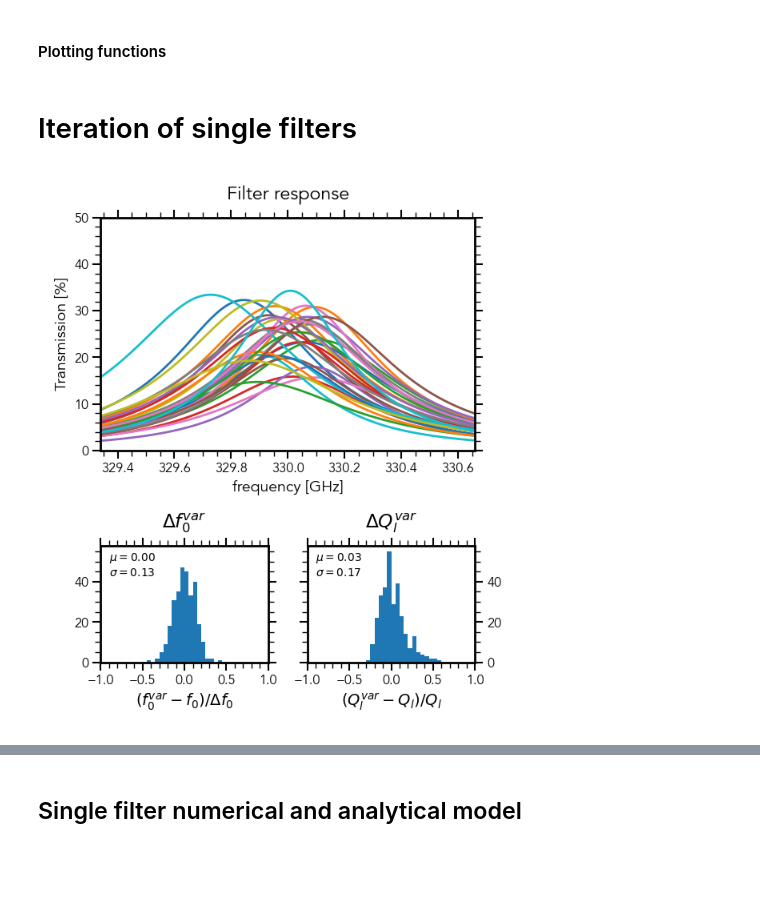
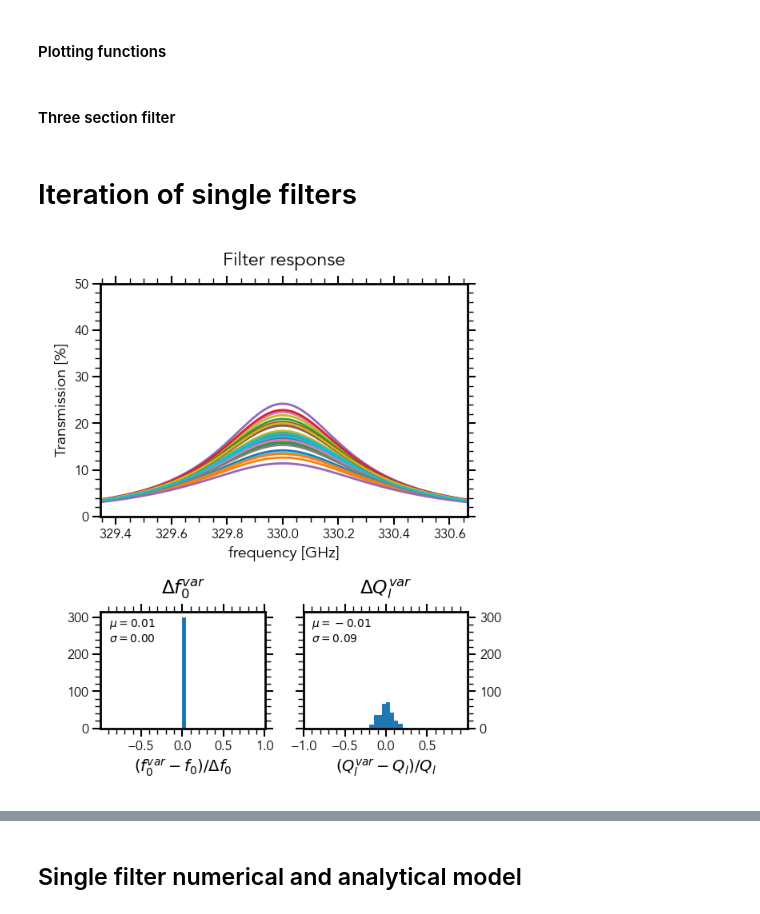
Before and after one commit to LouisMarting/filterbank-performance, a Jupyter notebook: scripts/paper_dir_filter/variance_investigation.ipynb, the cells around one changed output, grey strips where cells are left out. Drawn from its saved outputs; the diff is of its cells as text; code cells hidden in the pictures; blank space fills up the shorter version.

```diff
--- a/scripts/paper_dir_filter/variance_investigation.ipynb
+++ b/scripts/paper_dir_filter/variance_investigation.ipynb
@@ -9,6 +9,7 @@ import matplotlib.pyplot as plt
 import matplotlib as mpl
 from matplotlib import cm
 from cycler import cycler
+rng = np.random.default_rng()
 
 from filterbank.components import Filterbank, TransmissionLine, ManifoldFilter, DirectionalFilter, BaseFilter
 
@@ -236,3 +237,5 @@ def violinplot_pretty(ax,data,labels=None):
     for violin_patch, color in zip(vplot["bodies"],colors[:len(vplot["bodies"])]):
         violin_patch.set_facecolor(color)
         violin_patch.set_alpha(0.5)
+# %% [markdown]
+#### Three section filter
@@ -246,22 +330,22 @@ def lognormal(mean=0.0, sigma=1.0, size=None):
     mu_log = np.log(E_x/( np.sqrt( VAR_x / (E_x**2) + 1 ) ))
     sigma_log = np.sqrt( np.log( VAR_x / (E_x**2) + 1 ) )
 
-    return np.random.lognormal(mu_log,sigma_log,size)
+    return rng.lognormal(mu_log,sigma_log,size)
 
 
 
 plt.close("all")
 f0_res = 330e9
 Ql_res = 500
-Qi_res = 1800
+Qi_res = 1200
 std_Qc = 0.
 std_f0 = 0.
 
-std_l_res = 1e-4
-std_C_coup = 1e-2
-std_eps_eff = 5e-4
-std_Z0 = 1e-2
-std_Qi = 0.35
+std_l_res = 1e-3
+std_C_coup = 5e-2
+std_eps_eff = 0
+std_Z0 = 5e-2
+std_Qi = 0.2
 
 n_runs = 300
 
@@ -287,6 +371,14 @@ Ql_realized = np.empty(n_runs)
 lines = []
 
 for i in range(n_runs):
+    TL_res_single = TransmissionLine(Z0_res,eps_eff_res,Qi=Qi_res)
+
+    TransmissionLinesResDict = {
+        'through' : TL_thru,
+        'resonator' : TL_res_single,
+        'MKID' : TL_thru
+    }
+
     manifold = ManifoldFilter(
         f0=f0_res,
         Ql=Ql_res,
@@ -302,15 +394,14 @@ for i in range(n_runs):
     eps_eff = manifold.Resonator.TransmissionLine.eps_eff
     Z0 = manifold.Resonator.TransmissionLine.Z0
 
-    # manifold.Resonator.l_res = np.random.normal(l_res,std_l_res*l_res)
-    manifold.Resonator.Coupler1.C = lognormal(C_coup_1,std_C_coup*C_coup_1)
-    manifold.Resonator.Coupler2.C = lognormal(C_coup_2,std_C_coup*C_coup_2)
-    # manifold.Resonator.TransmissionLine.eps_eff = np.random.normal(eps_eff,std_eps_eff*eps_eff)
-    manifold.Resonator.TransmissionLine.Z0 = lognormal(Z0,std_Z0*Z0)
+    # manifold.Resonator.l_res = lognormal(l_res*1,std_l_res*l_res)
+    # manifold.Resonator.TransmissionLine.eps_eff = lognormal(eps_eff*1.25,std_eps_eff*eps_eff)
+    # manifold.Resonator.TransmissionLine.Z0 = lognormal(Z0*1,std_Z0*Z0)
 
     manifold.Resonator.TransmissionLine.Qi = lognormal(Qi_res,std_Qi*Qi_res)
-    if manifold.Resonator.TransmissionLine.Qi < 0:
-        print(f"WARNING Qi less than zero (Qi = {manifold.Resonator.TransmissionLine.Qi:.2f})")
+
+    # manifold.Resonator.Coupler1.C = lognormal(C_coup_1*1,std_C_coup*C_coup_1)
+    # manifold.Resonator.Coupler2.C = lognormal(C_coup_2*1,std_C_coup*C_coup_2)
 
     manifold.S(f)
     f0_realized[i], Ql_realized[i] = manifold.realized_parameters()
@@ -324,7 +415,7 @@ plotstep_percentage(lines)
 ax.set_xlabel('frequency [GHz]')  # Add an x-label to the axes.
 ax.set_ylabel('Transmission [%]')  # Add a y-label to the axes.
 ax.set_ylim(0,50)
-ax.set_xlim((f0_res+lim[0]*f0_res/Ql_res)/1e9,(f0_res+lim[-1]*f0_res/Ql_res)/1e9)
+ax.set_xlim((np.mean(f0_realized)+lim[0]*f0_res/Ql_res)/1e9,(np.mean(f0_realized)+lim[-1]*f0_res/Ql_res)/1e9)
 ax.set_title("Filter response")  # Add a title to the axes.
 
 
@@ -335,33 +426,33 @@ df0_res = (f0_realized-f0_res)/df_norm
 
 
 dQl_res = (Ql_realized-Ql_res)/Ql_res
 
 
 #-----------------------------------
 ax_f0 = fig.add_subplot(gs[1, 0])
 # ax_f0.tick_params(labelleft=False,labelright=True)
 
 bins = make_bins_from_max(df0_res,dQl_res,binwidth=0.05)
 ax_f0.hist(df0_res,bins=bins)
 ax_f0.set_title(r"$\Delta f_0^{var}$")
 ax_f0.set_xlabel(r"$(f_0^{var} - f_0)/\Delta f_0$")
 ax_f0.annotate(
     fr"""$\mu = {np.mean(df0_res):.2f}$
 $\sigma = {np.std(df0_res):.2f}$""",xy=(0.05, 0.95), xycoords='axes fraction', fontsize=10, horizontalalignment='left', verticalalignment='top')
-ax_f0.set_xlim(lim)
+ax_f0.set_xlim(lim+(np.mean(f0_realized)-f0_res)/df_norm)
 
 
 ax_Ql = fig.add_subplot(gs[1, 1],sharey=ax_f0)
 ax_Ql.tick_params(labelleft=False,labelright=True)
 ax_Ql.set_title(r'$\Delta Q_l^{var}$')
 ax_Ql.set_xlabel(r"$(Q_l^{var} - Q_l)/Q_l$")
 ax_Ql.annotate(
     fr"""$\mu = {np.mean(dQl_res):.2f}$
 $\sigma = {np.std(dQl_res):.2f}$""",xy=(0.05, 0.95), xycoords='axes fraction', fontsize=10, horizontalalignment='left', verticalalignment='top')
 
 ax_Ql.hist(dQl_res,bins=bins)
-ax_Ql.set_xlim(lim)
+ax_Ql.set_xlim(lim+(np.mean(Ql_realized)-Ql_res)/Ql_res)
 
 pass
 # %% [output]
-[figure, old version]
+[figure, new version]
```
Also changed, not shown: parts of 3 cells of this notebook, 5 other files.
